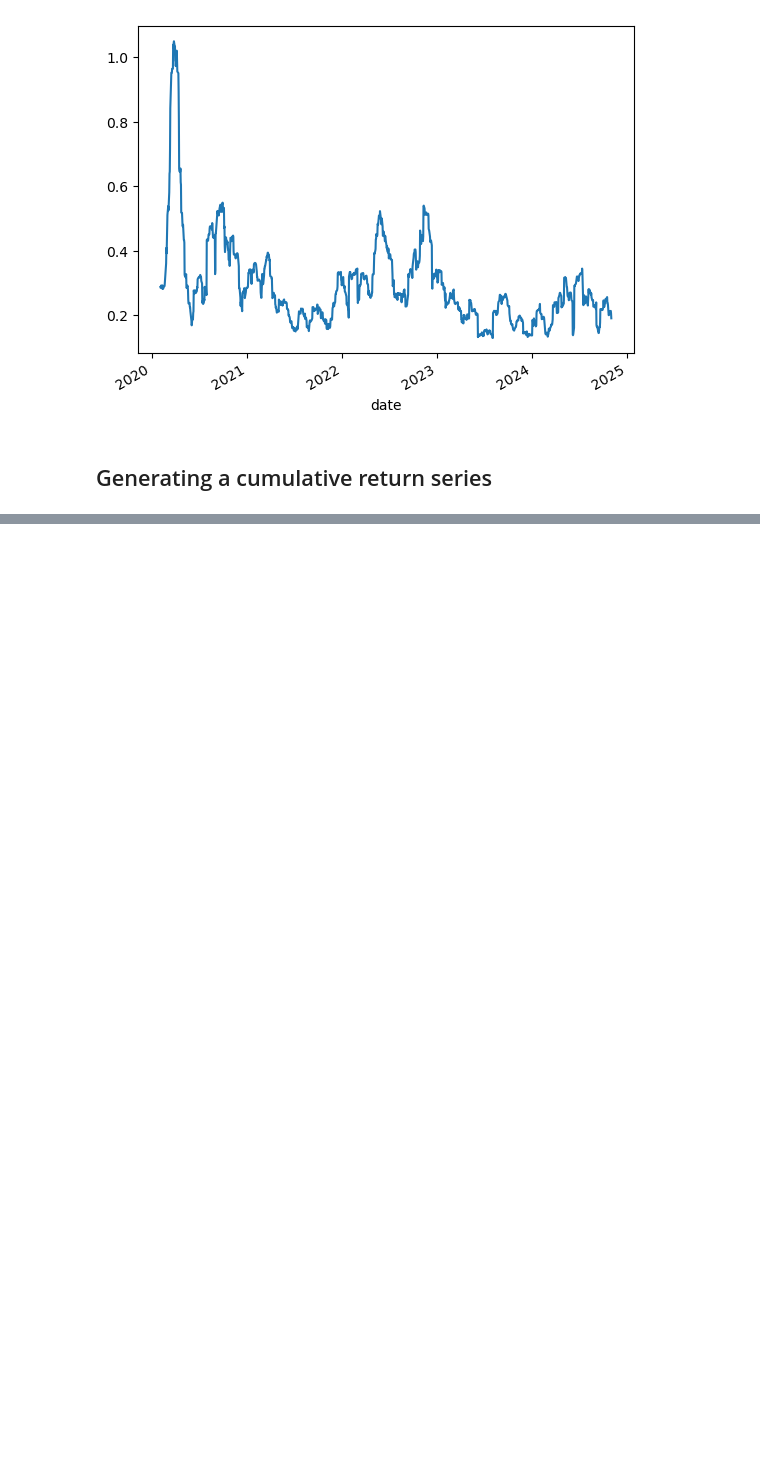
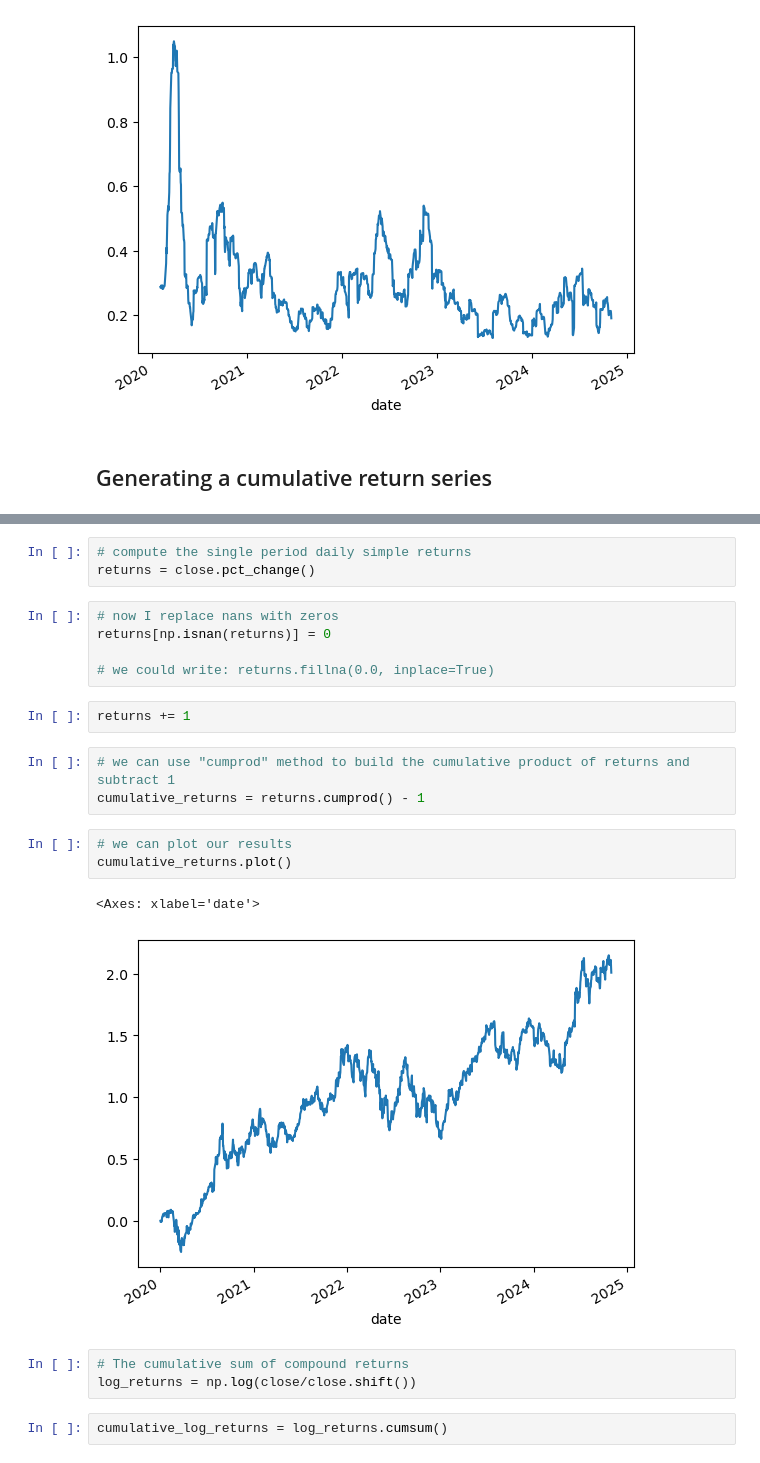
Before and after one commit to MichalPoleszczuk/Books, a Jupyter notebook: Python_for_Algorithmic_Trading_Cookbook/Chapter2/Notes_to_Chapter2.ipynb, the cells around one changed output, grey strips where cells are left out. Cells and saved outputs as stored; diff of their text form; blank space fills up the shorter version.

```diff
--- a/Python_for_Algorithmic_Trading_Cookbook/Chapter2/Notes_to_Chapter2.ipynb
+++ b/Python_for_Algorithmic_Trading_Cookbook/Chapter2/Notes_to_Chapter2.ipynb
@@ -1006,0 +1012,24 @@ close
+# %%
+# compute the single period daily simple returns
+returns = close.pct_change()
+# %%
+# now I replace nans with zeros
+returns[np.isnan(returns)] = 0
+
+# we could write: returns.fillna(0.0, inplace=True)
+# %%
+returns += 1
+# %%
+# we can use "cumprod" method to build the cumulative product of returns and subtract 1
+cumulative_returns = returns.cumprod() - 1
+# %%
+# we can plot our results
+cumulative_returns.plot()
+# %% [output]
+<Axes: xlabel='date'>
+[figure, added]
+# %%
+# The cumulative sum of compound returns
+log_returns = np.log(close/close.shift())
+# %%
+cumulative_log_returns = log_returns.cumsum()
```
Also changed, not shown: parts of 3 cells of this notebook.
